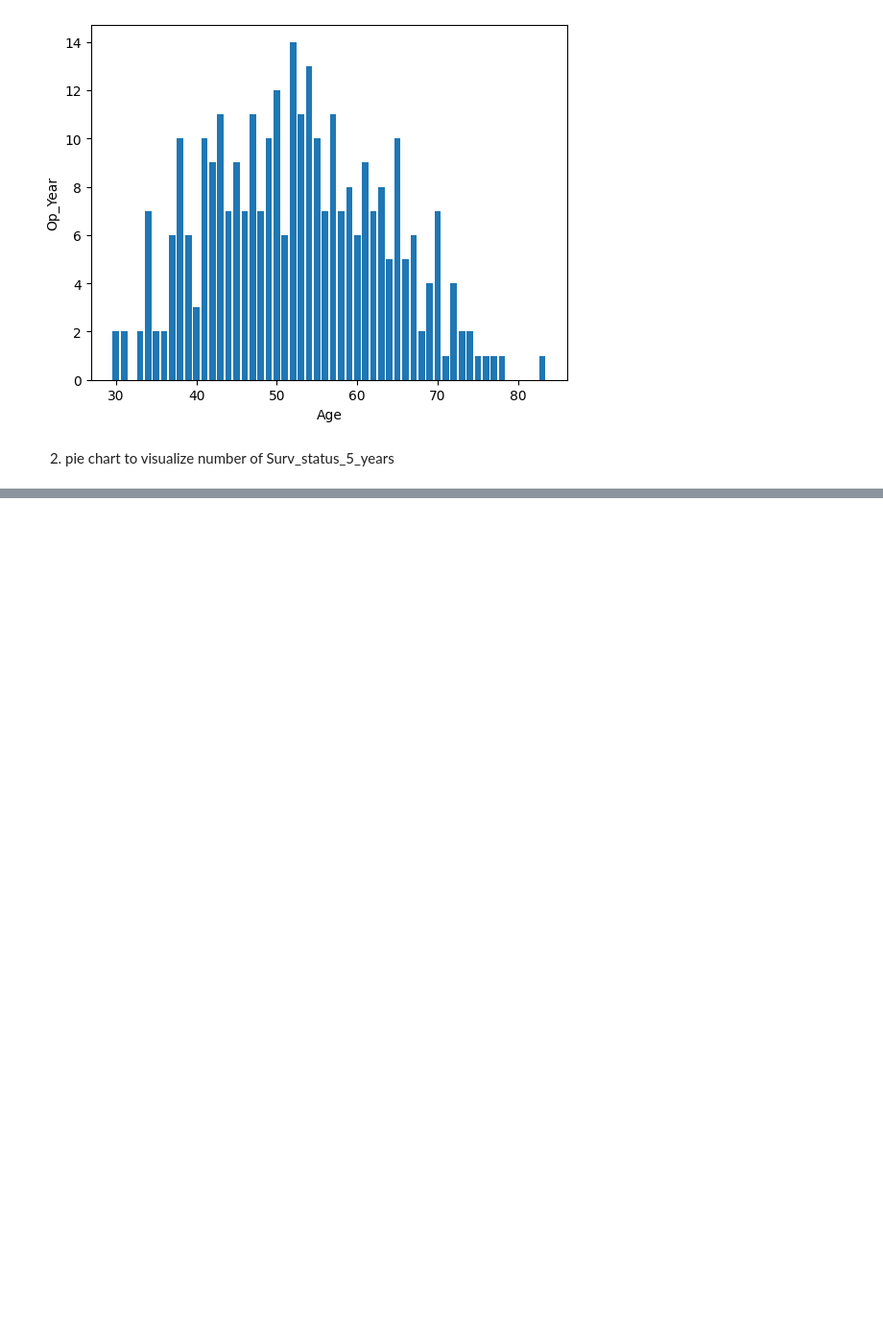
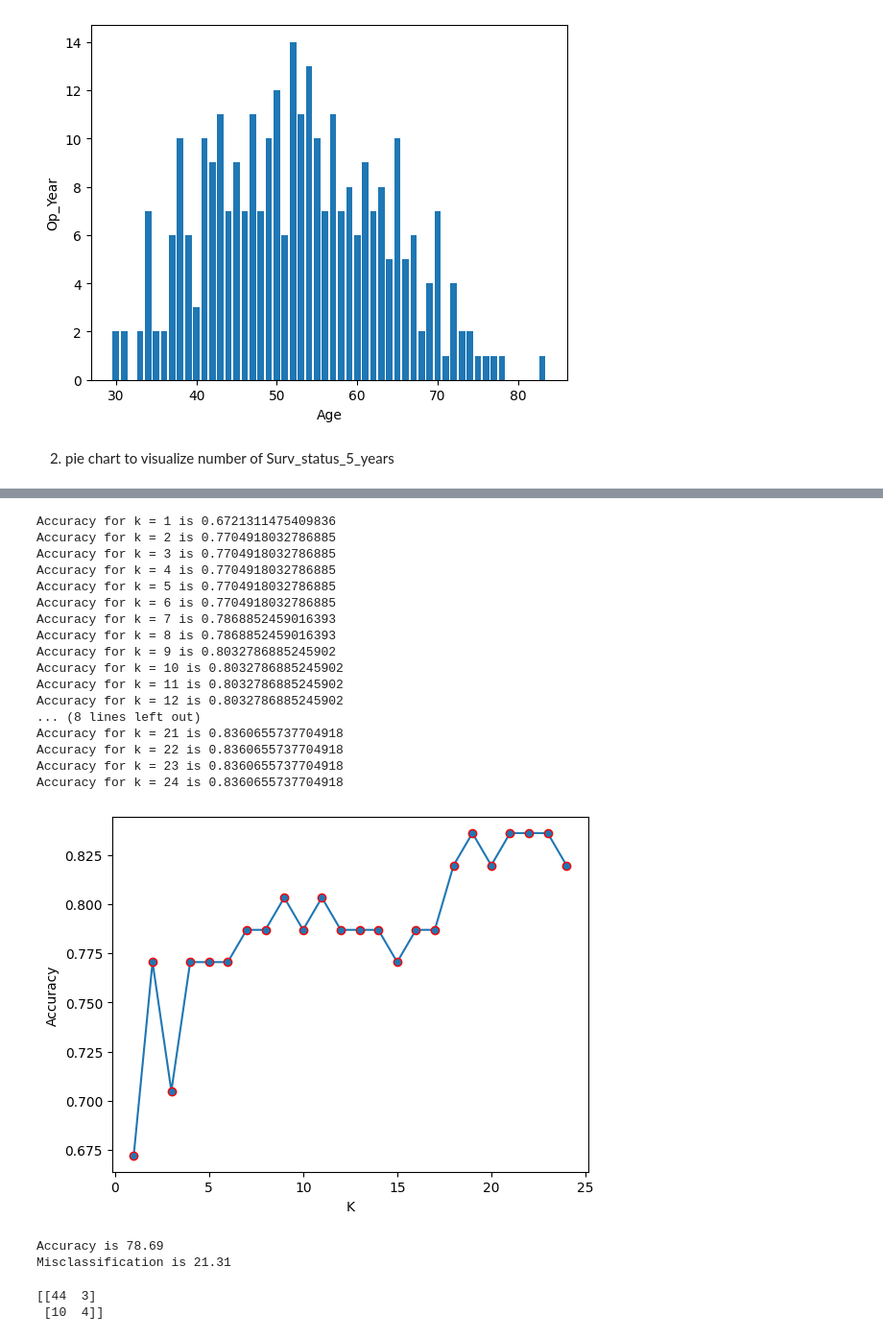
Before and after one commit to anubrata01/Data-mining-college-Assignment, a Jupyter notebook: Haberman’s_Survival_Dataset.ipynb, the cells around one changed output, grey strips where cells are left out. Shown: that part at 96% size. Drawn from its saved outputs; the diff is of its cells as text; code cells hidden in the pictures; blank space fills up the shorter version.

```diff
--- a/Haberman’s_Survival_Dataset.ipynb
+++ b/Haberman’s_Survival_Dataset.ipynb
@@ -192,0 +280,5 @@ plt.show()
+# %%
+new_df = data.drop(columns = ["Age_group","Surv_status_5_years"])
+new_df.head()
+out_df = data["Surv_status_5_years"]
+out_df.head()
@@ -192,0 +298,2 @@ plt.show()
+# %%
+x_train,x_test,y_train,y_test = train_test_split(new_df,out_df,test_size=0.2) # 0.2 means 80% data will be used for training the model.
@@ -192,0 +330,54 @@ plt.show()
+# %%
+max=0
+x=[]
+y=[]
+for i in range (1,25):
+  x.append(i)
+  knn = KNeighborsClassifier(n_neighbors = i)
+  knn.fit(x_train,y_train)
+  y_pred = knn.predict(x_test)
+  accuracy = accuracy_score(y_test,y_pred)
+  y.append(accuracy)
+  if max< accuracy:
+    max = accuracy
+  print(f"Accuracy for k = {i} is {max}")
+plt.plot(x,y,marker = "o",mec="red")
+plt.xlabel("K")
+plt.ylabel("Accuracy")
+plt.show()
+# %% [output]
+Accuracy for k = 1 is 0.6721311475409836
+Accuracy for k = 2 is 0.7704918032786885
+Accuracy for k = 3 is 0.7704918032786885
+Accuracy for k = 4 is 0.7704918032786885
+Accuracy for k = 5 is 0.7704918032786885
+Accuracy for k = 6 is 0.7704918032786885
+Accuracy for k = 7 is 0.7868852459016393
+Accuracy for k = 8 is 0.7868852459016393
+Accuracy for k = 9 is 0.8032786885245902
+Accuracy for k = 10 is 0.8032786885245902
+Accuracy for k = 11 is 0.8032786885245902
+Accuracy for k = 12 is 0.8032786885245902
+... (8 lines left out)
+Accuracy for k = 21 is 0.8360655737704918
+Accuracy for k = 22 is 0.8360655737704918
+Accuracy for k = 23 is 0.8360655737704918
+Accuracy for k = 24 is 0.8360655737704918
+[figure, added]
+# %%
+knn = KNeighborsClassifier(n_neighbors=8)
+knn.fit(x_train,y_train)
+y_pred = knn.predict(x_test)
+accuracy = accuracy_score(y_test,y_pred)
+print(f"Accuracy is {round(accuracy*100,2)}")
+# misclassification
+misclassification = 1 - accuracy
+print(f"Misclassification is {round(misclassification*100,2)}")
+# %% [output]
+Accuracy is 78.69
+Misclassification is 21.31
+# %%
+print(confusion_matrix(y_test,y_pred))
+# %% [output]
+[[44  3]
+ [10  4]]
```
Also changed, not shown: parts of 35 cells of this notebook.
